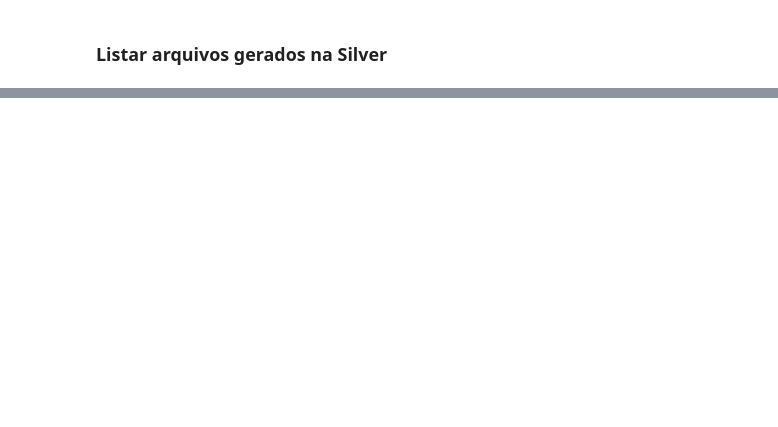
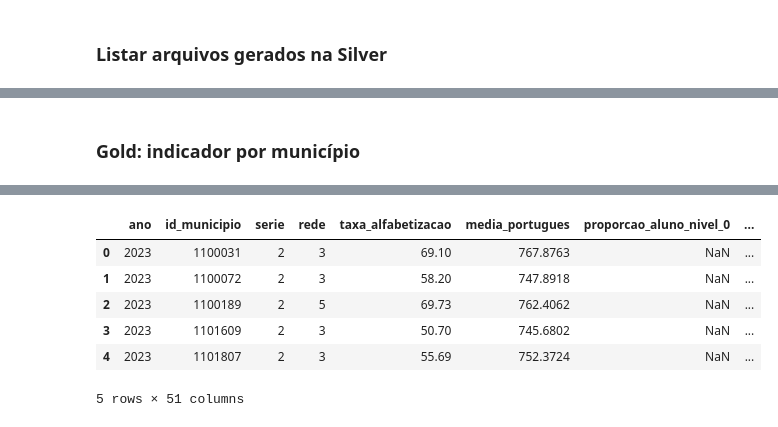
Before and after one commit to acorrea79/techchallenge-fase2-pipeline-alfabetizacao, a Jupyter notebook: notebooks/pipeline_alfabetizacao.ipynb, the cells around one changed output, grey strips where cells are left out. Drawn from its saved outputs; the diff is of its cells as text; code cells hidden in the pictures; blank space fills up the shorter version.

```diff
--- a/notebooks/pipeline_alfabetizacao.ipynb
+++ b/notebooks/pipeline_alfabetizacao.ipynb
@@ -1100,0 +1629,56 @@ write_log(
+# %% [markdown]
+### Gold: indicador por município
+# %%
+# Gold 1: Indicador de alfabetização por município
+
+df_indicador_municipio_gold = df_indicador_municipio.copy()
+df_indicador_municipio_gold = derive_sigla_uf_from_municipio(df_indicador_municipio_gold)
+
+df_meta_municipio_join = df_meta_municipio.copy()
+
+# Evita conflito de nomes com taxa_alfabetizacao da tabela de indicador
+rename_meta_cols = {
+    "taxa_alfabetizacao": "taxa_alfabetizacao_meta_base",
+    "percentual_participacao": "percentual_participacao_meta"
+}
+
+df_meta_municipio_join = df_meta_municipio_join.rename(
+    columns={col: new_col for col, new_col in rename_meta_cols.items() if col in df_meta_municipio_join.columns}
+)
+
+join_keys_municipio = ["ano", "id_municipio", "rede"]
+
+df_gold_indicador_municipio = df_indicador_municipio_gold.merge(
+    df_meta_municipio_join,
+    on=join_keys_municipio,
+    how="left",
+    suffixes=("", "_meta")
+)
+
+df_gold_indicador_municipio = df_gold_indicador_municipio.merge(
+    df_alunos_agregado,
+    on=["ano", "id_municipio", "rede", "serie"],
+    how="left",
+    suffixes=("", "_alunos")
+)
+
+df_gold_indicador_municipio = add_meta_reference(df_gold_indicador_municipio)
+df_gold_indicador_municipio = add_gold_metadata(
+    df_gold_indicador_municipio,
+    "gold_indicador_municipio"
+)
+
+validate_gold_dataset(
+    df_gold_indicador_municipio,
+    "gold_indicador_municipio",
+    ["ano", "id_municipio", "sigla_uf", "rede", "serie", "taxa_alfabetizacao"]
+)
+
+save_gold_dataset(
+    df_gold_indicador_municipio,
+    "gold_indicador_municipio.parquet",
+    "Indicador de alfabetização por município integrado com metas e dados agregados de alunos"
+)
+
+display(df_gold_indicador_municipio.head())
+# %% [output]
@@ -1100,0 +1686,7 @@ write_log(
+|  | ano | id_municipio | serie | rede | taxa_alfabetizacao | media_portugues | proporcao_aluno_nivel_0 | ... |
+| 0 | 2023 | 1100031 | 2 | 3 | 69.10 | 767.8763 | NaN | ... |
+| 1 | 2023 | 1100072 | 2 | 3 | 58.20 | 747.8918 | NaN | ... |
+| 2 | 2023 | 1100189 | 2 | 5 | 69.73 | 762.4062 | NaN | ... |
+| 3 | 2023 | 1101609 | 2 | 3 | 50.70 | 745.6802 | NaN | ... |
+| 4 | 2023 | 1101807 | 2 | 3 | 55.69 | 752.3724 | NaN | ... |
+5 rows × 51 columns
```
Also changed, not shown: parts of 55 cells of this notebook.
